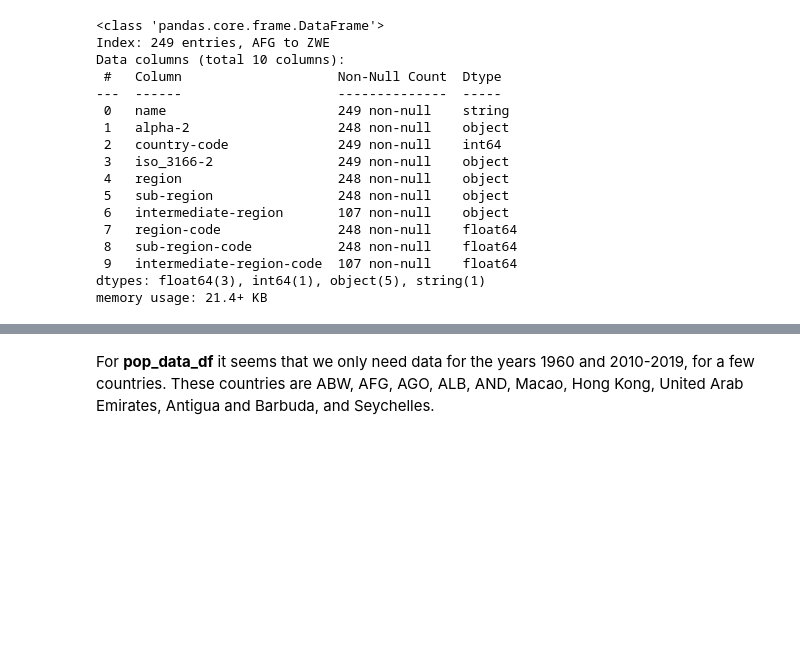
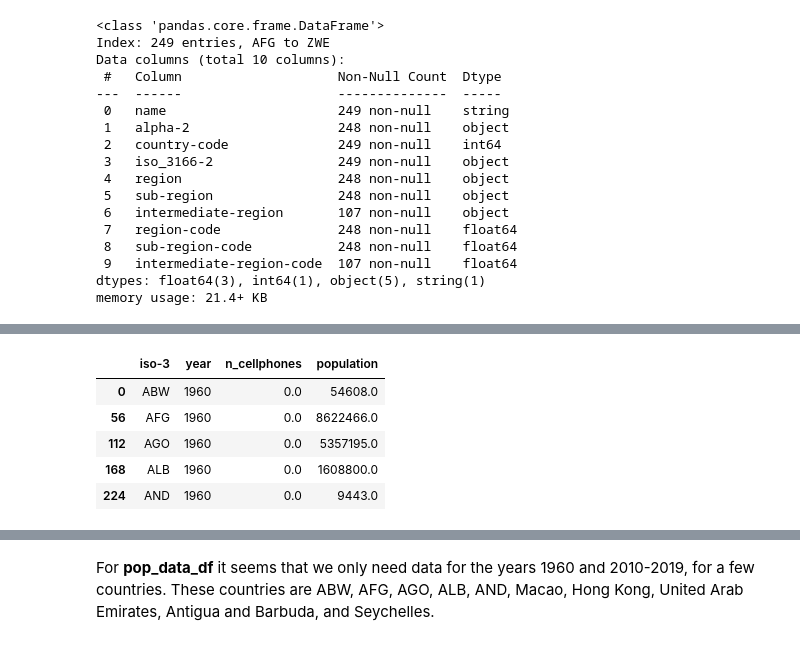
Before and after one commit to totatorbj/su-mt4007, a Jupyter notebook: HW4/HW4.ipynb, the cells around one changed output, grey strips where cells are left out. Saved outputs shown, nothing was run; the diff lists cells and outputs as text; code cells hidden in the pictures; blank space fills up the shorter version.

```diff
--- a/HW4/HW4.ipynb
+++ b/HW4/HW4.ipynb
@@ -136,0 +366,11 @@ memory usage: 21.4+ KB
+# %%
+sorted_resetted_table_1 = resetted_table_1.sort_values(by=['year', 'iso-3'])
+# %%
+sorted_resetted_table_1.head()
+# %% [output]
+|  | iso-3 | year | n_cellphones | population |
+| 0 | ABW | 1960 | 0.0 | 54608.0 |
+| 56 | AFG | 1960 | 0.0 | 8622466.0 |
+| 112 | AGO | 1960 | 0.0 | 5357195.0 |
+| 168 | ALB | 1960 | 0.0 | 1608800.0 |
+| 224 | AND | 1960 | 0.0 | 9443.0 |
```
Also changed, not shown: parts of 121 cells of this notebook, 1 other file.
